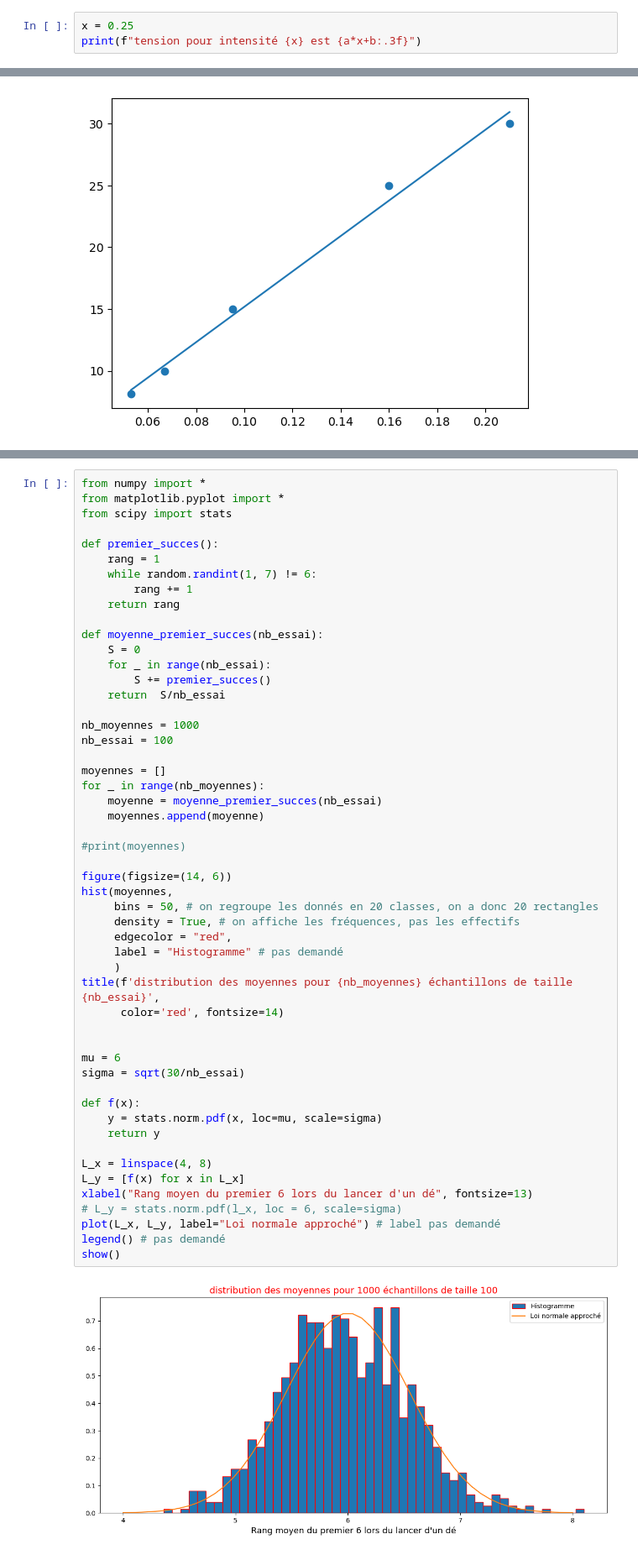
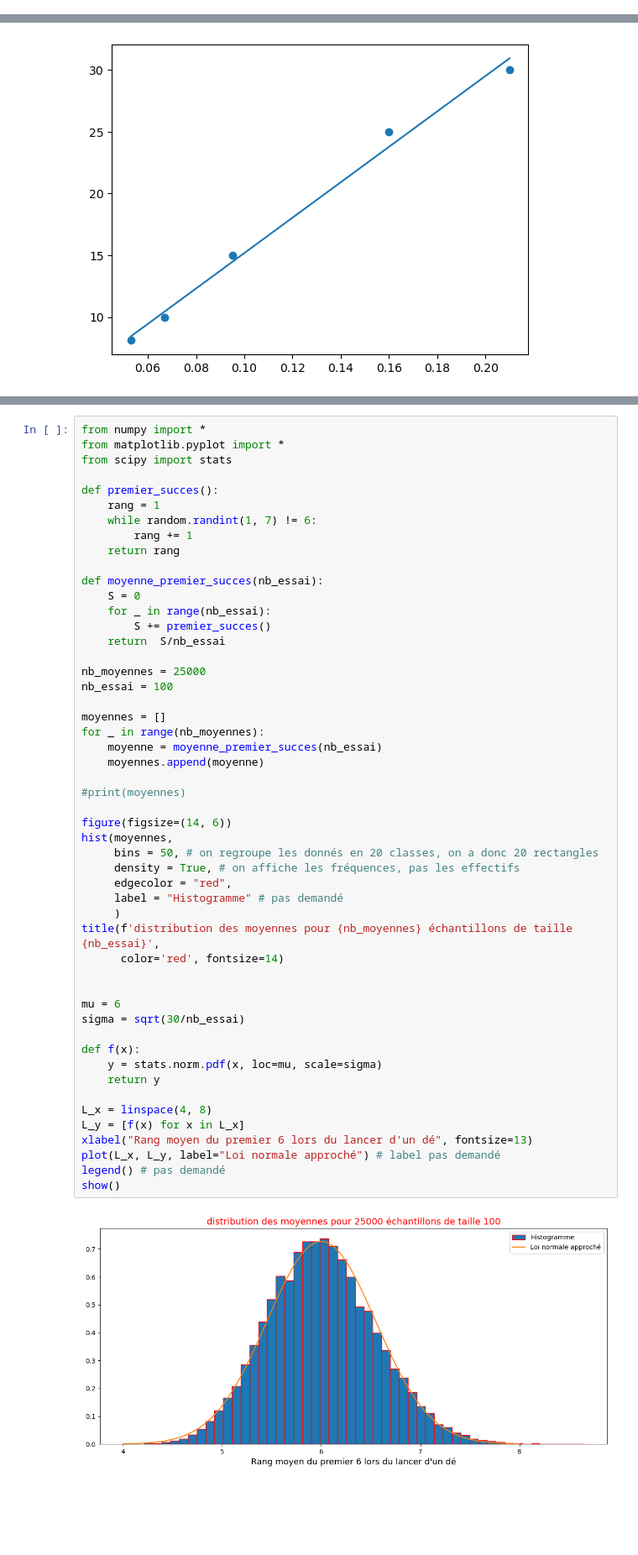
Before and after one commit to maxbauergit/SVE, a Jupyter notebook: 23-24_TP-solution.ipynb, the cells around one changed output, grey strips where cells are left out. Shown at 84% size. Cells and saved outputs as stored; diff of their text form; blank space fills up the shorter version.

```diff
--- a/23-24_TP-solution.ipynb
+++ b/23-24_TP-solution.ipynb
@@ -54,6 +98,3 @@ print(f"droite de régression est z = {a:.3f}x+{b:.3f}")
 # %% [output]
 Coefficient de corrélation: 0.996
 droite de régression est z = 143.310x+0.843
-# %%
-x = 0.25
-print(f"tension pour intensité {x} est {a*x+b:.3f}")
@@ -210,7 +302,7 @@ def moyenne_premier_succes(nb_essai):
         S += premier_succes()
     return  S/nb_essai
 
-nb_moyennes = 1000
+nb_moyennes = 25000
 nb_essai = 100
 
 moyennes = []
@@ -218,34 +310,33 @@ for _ in range(nb_moyennes):
     moyenne = moyenne_premier_succes(nb_essai)
     moyennes.append(moyenne)
 
 #print(moyennes)
 
 figure(figsize=(14, 6))
 hist(moyennes,
      bins = 50, # on regroupe les donnés en 20 classes, on a donc 20 rectangles
      density = True, # on affiche les fréquences, pas les effectifs
      edgecolor = "red",
      label = "Histogramme" # pas demandé
      )
 title(f'distribution des moyennes pour {nb_moyennes} échantillons de taille {nb_essai}',
       color='red', fontsize=14)
 
 
 mu = 6
 sigma = sqrt(30/nb_essai)
 
 def f(x):
     y = stats.norm.pdf(x, loc=mu, scale=sigma)
     return y
 
 L_x = linspace(4, 8)
 L_y = [f(x) for x in L_x]
 xlabel("Rang moyen du premier 6 lors du lancer d'un dé", fontsize=13)
-# L_y = stats.norm.pdf(l_x, loc = 6, scale=sigma)
 plot(L_x, L_y, label="Loi normale approché") # label pas demandé
 legend() # pas demandé
 show()
 # %% [output]
-[figure, old version]
+[figure, new version]
 # %% [markdown]
 # Exercice 5
```
Also changed, not shown: parts of 42 cells of this notebook.
